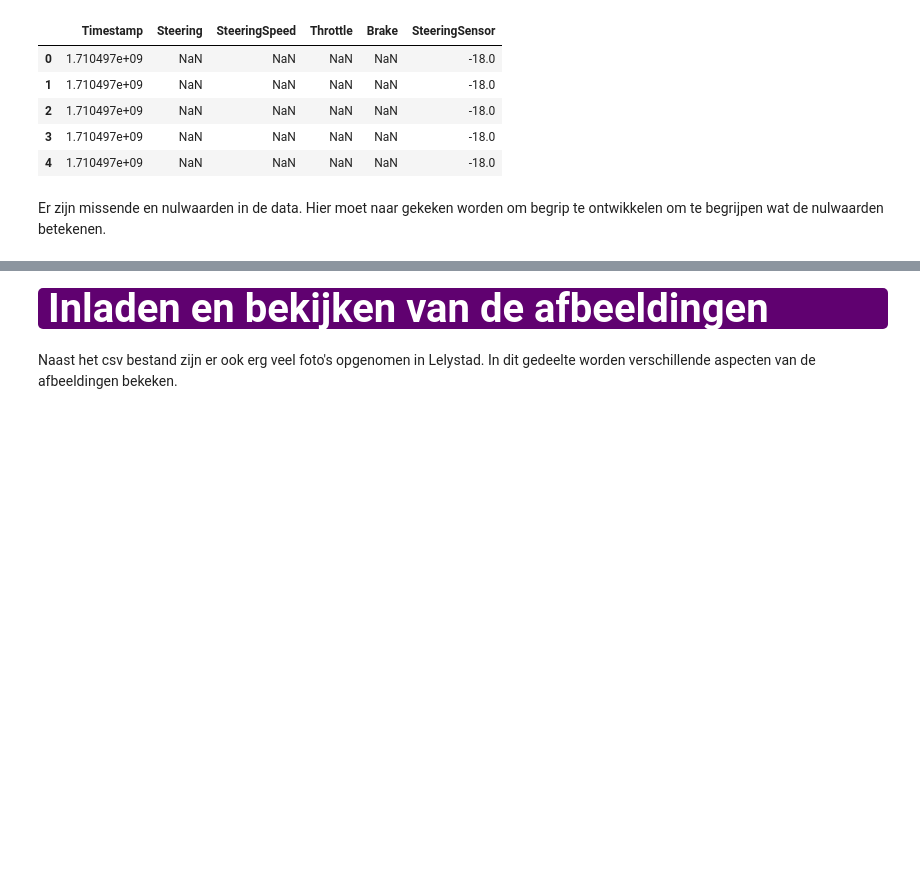
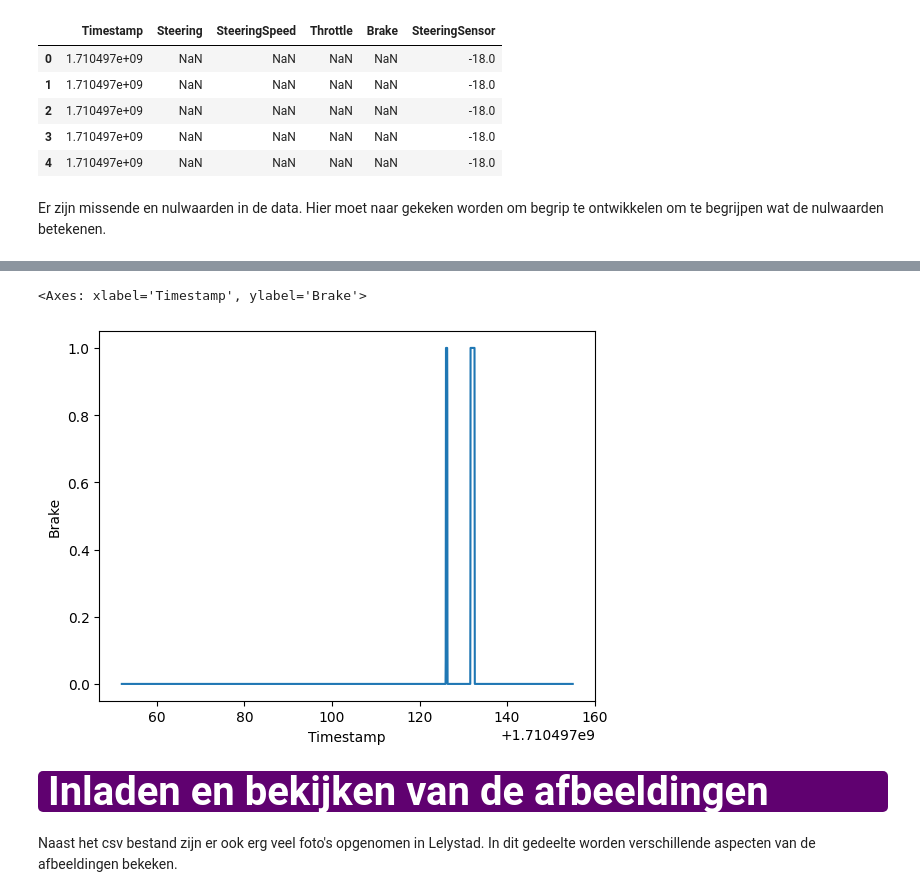
Before and after one commit to MartijnGorissen/SelfDrivingPepper, a Jupyter notebook: EDA.ipynb, the cells around one changed output, grey strips where cells are left out. Drawn from its saved outputs; the diff is of its cells as text; code cells hidden in the pictures; blank space fills up the shorter version.

```diff
--- a/EDA.ipynb
+++ b/EDA.ipynb
@@ -80,3 +103,12 @@ Er zijn missende en nulwaarden in de data. Hier moet naar gekeken worden om begr
+# %%
+
+sns.lineplot(
+    data=data, x="Timestamp",
+    y="Brake"
+)
+# %% [output]
+<Axes: xlabel='Timestamp', ylabel='Brake'>
+[figure, added]
 # %% [markdown]
 <div style="background-color:#600170; color:#fff; padding:10px; border-radius:5px; display: flex; justify-content: center; align-items: center; position: relative;">
     <div style="font-size:40px; font-weight:bold;">Inladen en bekijken van de afbeeldingen</div>
```
Also changed, not shown: parts of 4 cells of this notebook.
